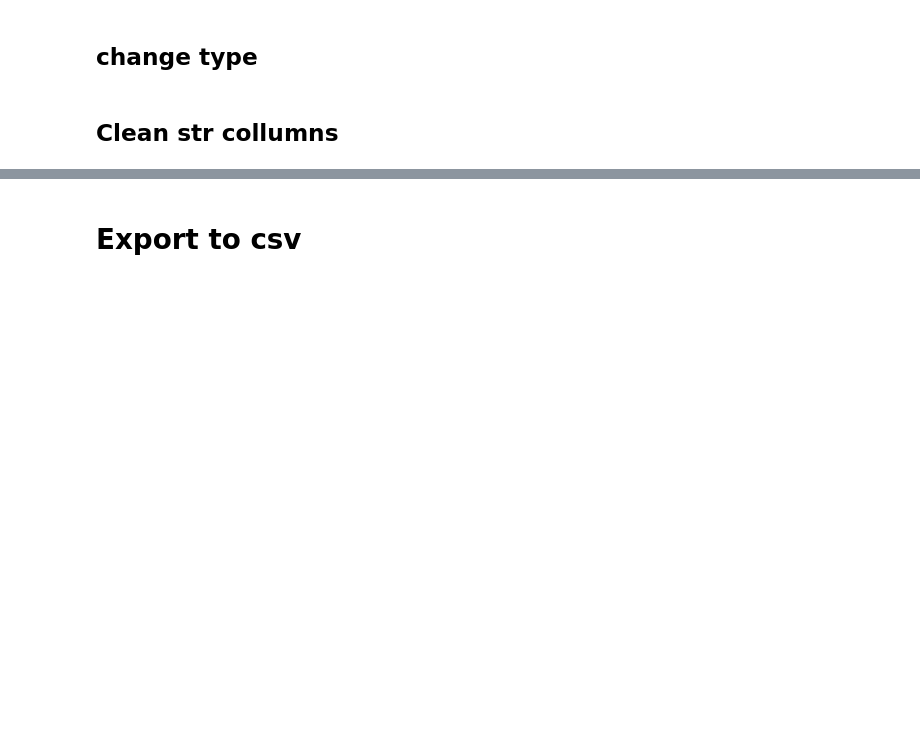
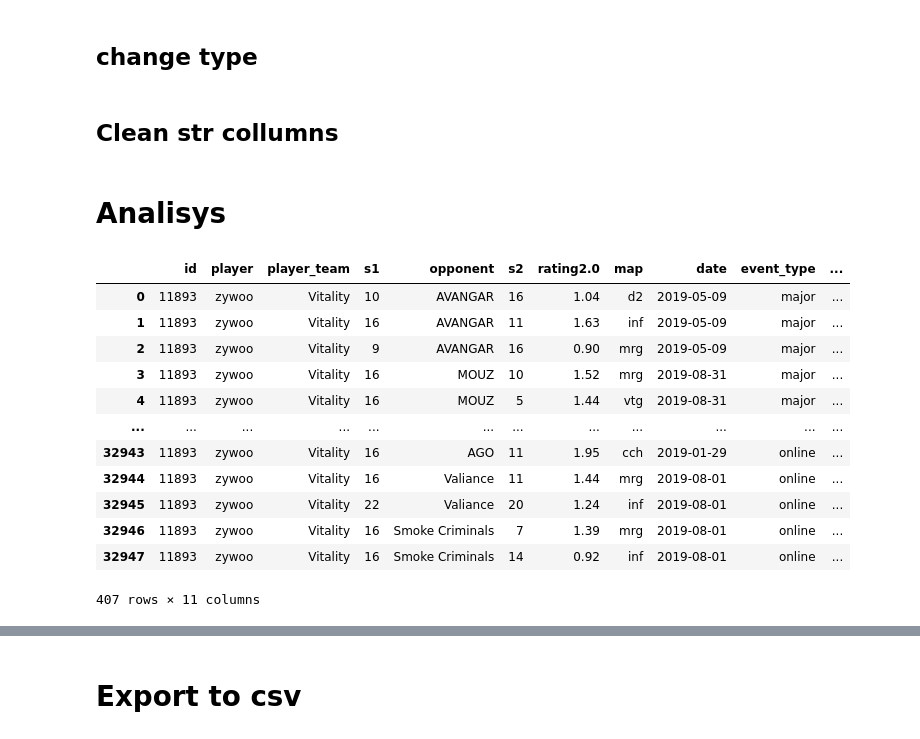
Before and after one commit to Lucascapdeville/CSGO_Player_Perfomance, a Jupyter notebook: HLTV_data_cleaning.ipynb, the cells around one changed output, grey strips where cells are left out. Cells and saved outputs as stored; diff of their text form; code cells hidden in the pictures; blank space fills up the shorter version.

```diff
--- a/HLTV_data_cleaning.ipynb
+++ b/HLTV_data_cleaning.ipynb
@@ -74,7 +74,7 @@ players_stats['s2'] = players_stats['s2'].str[:-1]
 # %% [markdown]
 ## change type
 # %%
-players_stats = players_stats.astype({'id':int,'s1':int,'s2':int})
+players_stats = players_stats.astype({'s1':int,'s2':int})
 players_stats['date'] = pd.to_datetime(players_stats['date'])
 # %% [markdown]
 ## Clean str collumns
@@ -84,3 +84,21 @@ players_stats['opponent']=players_stats['opponent'].str.strip()
 players_stats['map']=players_stats['map'].str.strip()
 players_stats['event_type']=players_stats['event_type'].str.strip()
 players_stats['event_tier']=players_stats['event_tier'].str.strip()
+# %% [markdown]
+# Analisys
+# %%
+players_stats[players_stats['player'] == 'zywoo']
+# %% [output]
+|  | id | player | player_team | s1 | opponent | s2 | rating2.0 | map | date | event_type | ... |
+| 0 | 11893 | zywoo | Vitality | 10 | AVANGAR | 16 | 1.04 | d2 | 2019-05-09 | major | ... |
+| 1 | 11893 | zywoo | Vitality | 16 | AVANGAR | 11 | 1.63 | inf | 2019-05-09 | major | ... |
+| 2 | 11893 | zywoo | Vitality | 9 | AVANGAR | 16 | 0.90 | mrg | 2019-05-09 | major | ... |
+| 3 | 11893 | zywoo | Vitality | 16 | MOUZ | 10 | 1.52 | mrg | 2019-08-31 | major | ... |
+| 4 | 11893 | zywoo | Vitality | 16 | MOUZ | 5 | 1.44 | vtg | 2019-08-31 | major | ... |
+| ... | ... | ... | ... | ... | ... | ... | ... | ... | ... | ... | ... |
+| 32943 | 11893 | zywoo | Vitality | 16 | AGO | 11 | 1.95 | cch | 2019-01-29 | online | ... |
+| 32944 | 11893 | zywoo | Vitality | 16 | Valiance | 11 | 1.44 | mrg | 2019-08-01 | online | ... |
+| 32945 | 11893 | zywoo | Vitality | 22 | Valiance | 20 | 1.24 | inf | 2019-08-01 | online | ... |
+| 32946 | 11893 | zywoo | Vitality | 16 | Smoke Criminals | 7 | 1.39 | mrg | 2019-08-01 | online | ... |
+| 32947 | 11893 | zywoo | Vitality | 16 | Smoke Criminals | 14 | 0.92 | inf | 2019-08-01 | online | ... |
+407 rows × 11 columns
```
Also changed, not shown: parts of 16 cells of this notebook, 4 other files.
